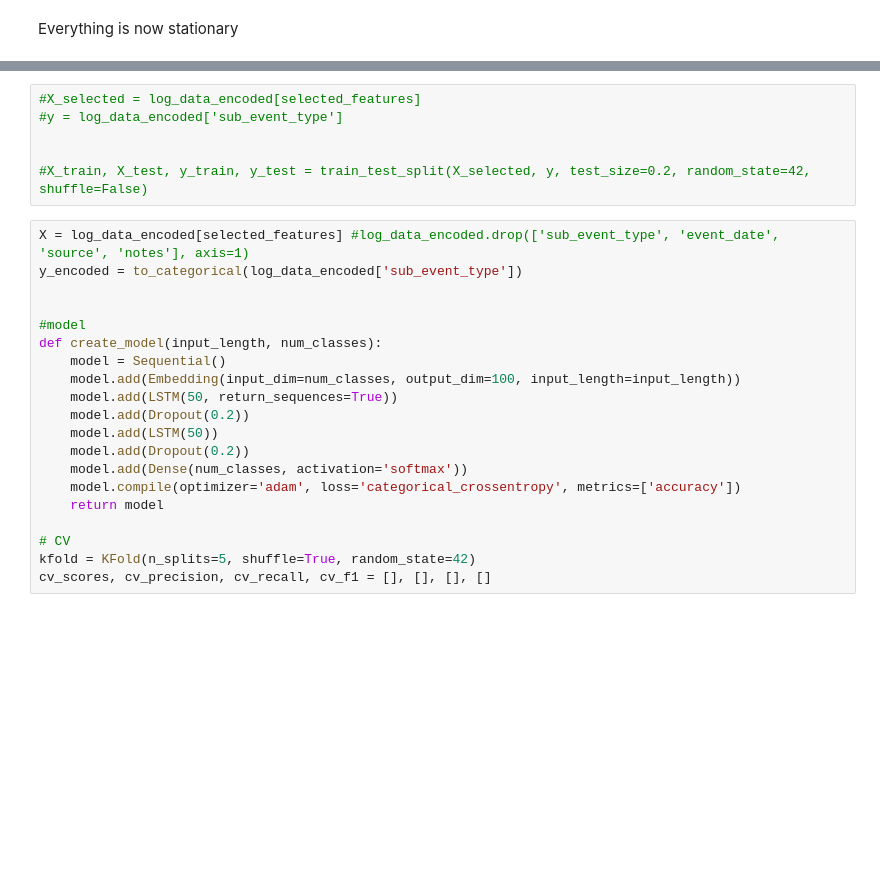
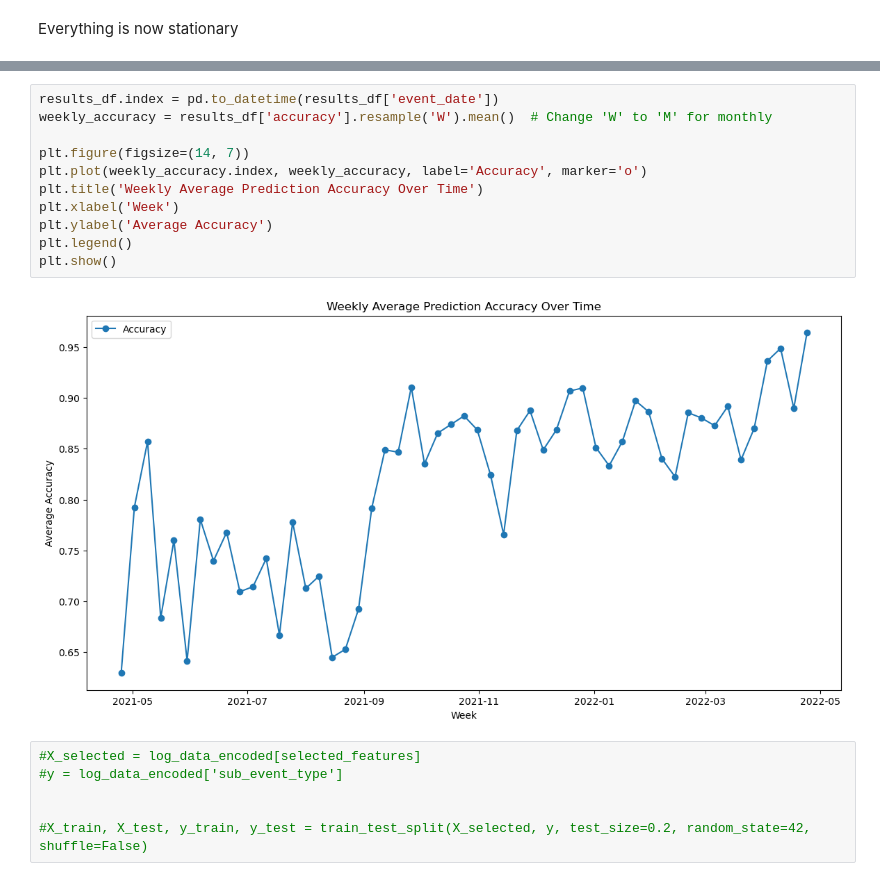
Before and after one commit to aamarnath1/Palestine-Israel-Conflict-Prediction, a Jupyter notebook: X_selected.ipynb, the cells around one changed output, grey strips where cells are left out. Saved outputs shown, nothing was run; the diff lists cells and outputs as text; blank space fills up the shorter version.

```diff
--- a/X_selected.ipynb
+++ b/X_selected.ipynb
@@ -1009,26 +940,19 @@ plt.show()
+# %%
+results_df.index = pd.to_datetime(results_df['event_date'])
+weekly_accuracy = results_df['accuracy'].resample('W').mean()  # Change 'W' to 'M' for monthly
+
+plt.figure(figsize=(14, 7))
+plt.plot(weekly_accuracy.index, weekly_accuracy, label='Accuracy', marker='o')
+plt.title('Weekly Average Prediction Accuracy Over Time')
+plt.xlabel('Week')
+plt.ylabel('Average Accuracy')
+plt.legend()
+plt.show()
+# %% [output]
+[figure, added]
 # %%
 #X_selected = log_data_encoded[selected_features]
 #y = log_data_encoded['sub_event_type']
 
 
 #X_train, X_test, y_train, y_test = train_test_split(X_selected, y, test_size=0.2, random_state=42, shuffle=False)
-# %%
-X = log_data_encoded[selected_features] #log_data_encoded.drop(['sub_event_type', 'event_date', 'source', 'notes'], axis=1)
-y_encoded = to_categorical(log_data_encoded['sub_event_type'])
-
-
-#model
-def create_model(input_length, num_classes):
-    model = Sequential()
-    model.add(Embedding(input_dim=num_classes, output_dim=100, input_length=input_length))
-    model.add(LSTM(50, return_sequences=True))
-    model.add(Dropout(0.2))
-    model.add(LSTM(50))
-    model.add(Dropout(0.2))
-    model.add(Dense(num_classes, activation='softmax'))
-    model.compile(optimizer='adam', loss='categorical_crossentropy', metrics=['accuracy'])
-    return model
-
-# CV
-kfold = KFold(n_splits=5, shuffle=True, random_state=42)
-cv_scores, cv_precision, cv_recall, cv_f1 = [], [], [], []
```
Also changed, not shown: parts of 40 cells of this notebook, 1 other file.
